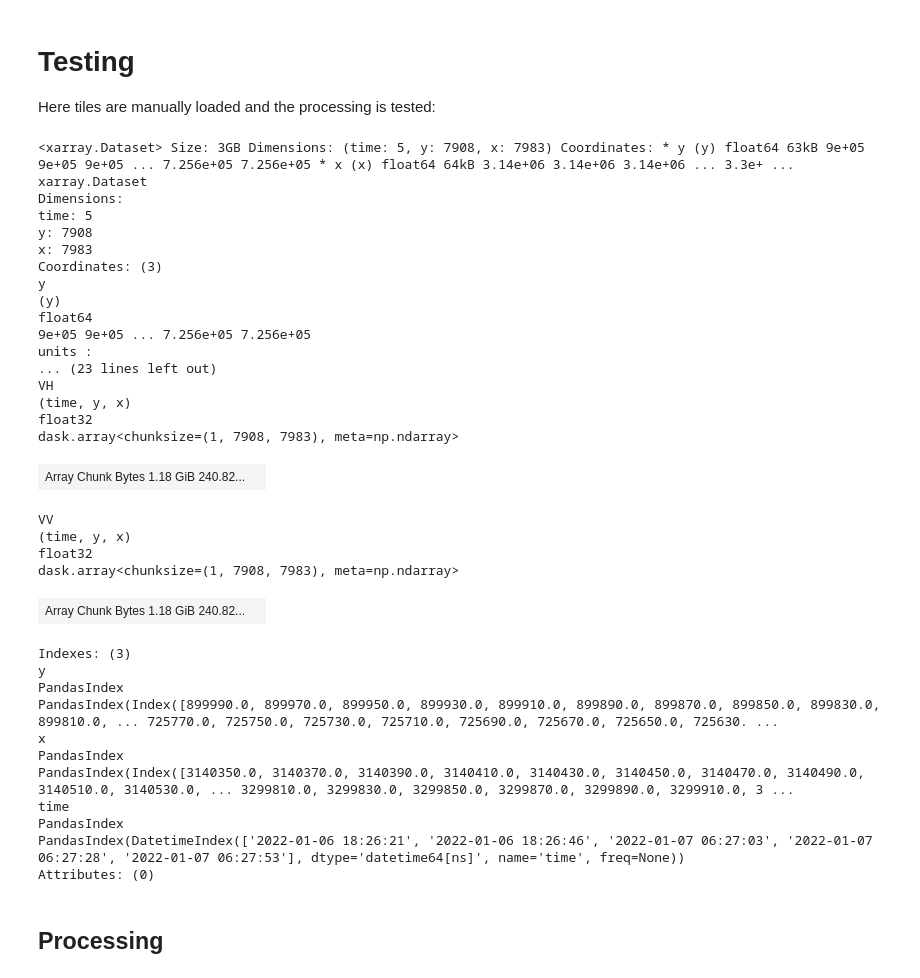
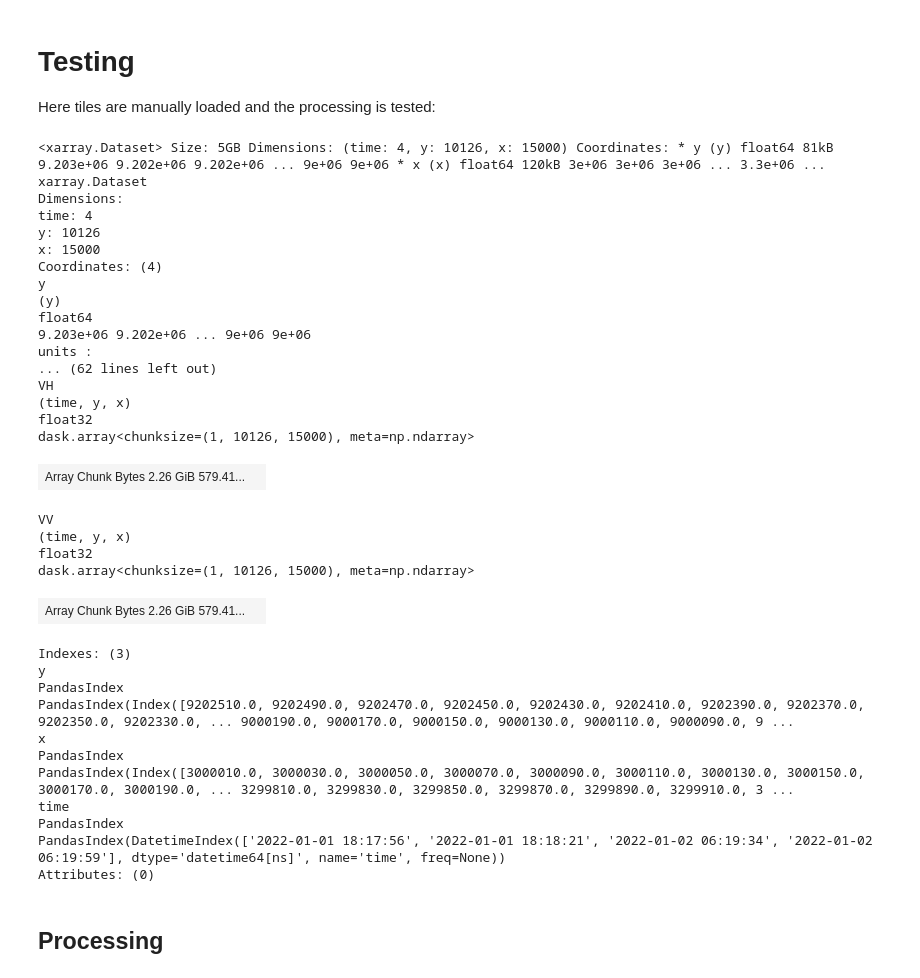
Before and after one commit to wagnerjoseph/Sentinel1-ASCAT-fusion, a Jupyter notebook: notebooks/create-s1-zarr-dataset.ipynb, the cells around one changed output. Saved outputs shown, nothing was run; the diff lists cells and outputs as text; code cells hidden in the pictures.

```diff
--- a/notebooks/create-s1-zarr-dataset.ipynb
+++ b/notebooks/create-s1-zarr-dataset.ipynb
@@ -381,11 +380,6 @@ mask_africa = xr.DataArray(
     coords={"y": y, "x": x},
     name="africa_mask"
 )
-
-# --- Save as GeoTIFF ---
-mask_africa.rio.write_crs("EPSG:3035", inplace=True)
-mask_africa.rio.to_raster("africa_mask_1km.tif")
-mask_africa
 # %% [output]
 <xarray.DataArray 'africa_mask' (y: 7059, x: 8131)> Size: 57MB
 array([[0, 0, 0, ..., 0, 0, 0],
@@ -412,7 +406,7 @@ KeyboardInterrupt:
 # %%
 def process_tile(tile_id, tiles_dict, crs, output_dir, items_eodc, mask):
     res = 20
-    chunks = {"time": 1, "y": 15000, "x": 1000}
+    chunks = {"time": 1, "y": 5000, "x": 2500}
     try:
         sig0_dc = odc_stac.load(
             tiles_dict[tile_id],
@@ -432,9 +426,9 @@ def process_tile(tile_id, tiles_dict, crs, output_dir, items_eodc, mask):
 
         sig0_dc_linear = 10 ** (sig0_dc / 10)
 
-        sig0_dc_linear_hourly = sig0_dc_linear.resample(time="1h").mean(dim="time").persist()
-        sig0_dc_linear_hourly = sig0_dc_linear_hourly.dropna(dim="time", how="all")
-        sig0_dc_linear_6km = sig0_dc_linear_hourly.coarsen(x=312, y=312, boundary="pad").mean()
+        sig0_dc_linear.coords['time'] = sig0_dc_linear.time.dt.ceil('1h')
+        sig0_dc_linear_hourly = sig0_dc_linear.groupby('time').mean(skipna=True)
+        sig0_dc_linear_6km = sig0_dc_linear_hourly.coarsen(x=300, y=300, boundary='pad').mean() # 15000/300 = 50 pixels in x and y direction (for masked data this is smaller)
         sig_dc_linear_6km_filled = sig0_dc_linear_6km.ffill(dim="time")
 
         sig_dc_6km = 10 * np.log10(sig_dc_linear_6km_filled)
@@ -480,65 +474,65 @@ for tile_id, items_list in tqdm(african_tiles.items(), desc="Processing African
 # Testing
 Here tiles are manually loaded and the processing is tested:
 # %%
-crs = "EPSG:27704" # Europe
-#crs = "EPSG:27701" # Africa
+#crs = "EPSG:27704" # Europe
+crs = "EPSG:27701" # Africa
 
 chunks = {"time": 1, "y": 15000, "x": 15000}
 sig0_dc = odc_stac.load(
-    european_tiles['E036N006T3'],
-    #african_tiles['E030N090T3'],
+    #european_tiles['E036N006T3'],
+    african_tiles['E030N090T3'],
     resolution=20, # errror if not set
     crs=crs,
     chunks=chunks,
 )
 
 nodata = items_eodc[0].assets["VV"].extra_fields["raster:bands"][0]["nodata"]
 scale = items_eodc[0].assets["VV"].extra_fields["raster:bands"][0]["scale"]
 
 sig0_dc = sig0_dc.where(sig0_dc != nodata) / scale
 
 # masking the data
-#mask_africa_aligned = mask_africa.rio.reproject_match(sig0_dc) # match CRS and resolution
-#sig0_dc = sig0_dc.where(mask_africa_aligned == 1, drop=True)
+mask_africa_aligned = mask_africa.rio.reproject_match(sig0_dc) # match CRS and resolution
+sig0_dc = sig0_dc.where(mask_africa_aligned == 1, drop=True)
 
-mask_europe_aligned = mask_europe.rio.reproject_match(sig0_dc) # match CRS and resolution
-sig0_dc = sig0_dc.where(mask_europe_aligned == 1, drop=True)
+#mask_europe_aligned = mask_europe.rio.reproject_match(sig0_dc) # match CRS and resolution
+#sig0_dc = sig0_dc.where(mask_europe_aligned == 1, drop=True)
 
 sig0_dc
 # %% [output]
-<xarray.Dataset> Size: 3GB Dimensions: (time: 5, y: 7908, x: 7983) Coordinates: * y (y) float64 63kB 9e+05 9e+05 9e+05 ... 7.256e+05 7.256e+05 * x (x) float64 64kB 3.14e+06 3.14e+06 3.14e+06 ... 3.3e+ ...
+<xarray.Dataset> Size: 5GB Dimensions: (time: 4, y: 10126, x: 15000) Coordinates: * y (y) float64 81kB 9.203e+06 9.202e+06 9.202e+06 ... 9e+06 9e+06 * x (x) float64 120kB 3e+06 3e+06 3e+06 ... 3.3e+06 ...
 xarray.Dataset
 Dimensions:
-time: 5
-y: 7908
-x: 7983
-Coordinates: (3)
+time: 4
+y: 10126
+x: 15000
+Coordinates: (4)
 y
 (y)
 float64
-9e+05 9e+05 ... 7.256e+05 7.256e+05
+9.203e+06 9.202e+06 ... 9e+06 9e+06
 units :
-... (23 lines left out)
+... (62 lines left out)
 VH
 (time, y, x)
 float32
-dask.array<chunksize=(1, 7908, 7983), meta=np.ndarray>
+dask.array<chunksize=(1, 10126, 15000), meta=np.ndarray>
-| Array Chunk Bytes 1.18 GiB 240.82... |  |
+| Array Chunk Bytes 2.26 GiB 579.41... |  |
 VV
 (time, y, x)
 float32
-dask.array<chunksize=(1, 7908, 7983), meta=np.ndarray>
+dask.array<chunksize=(1, 10126, 15000), meta=np.ndarray>
-| Array Chunk Bytes 1.18 GiB 240.82... |  |
+| Array Chunk Bytes 2.26 GiB 579.41... |  |
 Indexes: (3)
 y
 PandasIndex
-PandasIndex(Index([899990.0, 899970.0, 899950.0, 899930.0, 899910.0, 899890.0, 899870.0, 899850.0, 899830.0, 899810.0, ... 725770.0, 725750.0, 725730.0, 725710.0, 725690.0, 725670.0, 725650.0, 725630. ...
+PandasIndex(Index([9202510.0, 9202490.0, 9202470.0, 9202450.0, 9202430.0, 9202410.0, 9202390.0, 9202370.0, 9202350.0, 9202330.0, ... 9000190.0, 9000170.0, 9000150.0, 9000130.0, 9000110.0, 9000090.0, 9 ...
 x
 PandasIndex
-PandasIndex(Index([3140350.0, 3140370.0, 3140390.0, 3140410.0, 3140430.0, 3140450.0, 3140470.0, 3140490.0, 3140510.0, 3140530.0, ... 3299810.0, 3299830.0, 3299850.0, 3299870.0, 3299890.0, 3299910.0, 3 ...
+PandasIndex(Index([3000010.0, 3000030.0, 3000050.0, 3000070.0, 3000090.0, 3000110.0, 3000130.0, 3000150.0, 3000170.0, 3000190.0, ... 3299810.0, 3299830.0, 3299850.0, 3299870.0, 3299890.0, 3299910.0, 3 ...
 time
 PandasIndex
-PandasIndex(DatetimeIndex(['2022-01-06 18:26:21', '2022-01-06 18:26:46', '2022-01-07 06:27:03', '2022-01-07 06:27:28', '2022-01-07 06:27:53'], dtype='datetime64[ns]', name='time', freq=None))
+PandasIndex(DatetimeIndex(['2022-01-01 18:17:56', '2022-01-01 18:18:21', '2022-01-02 06:19:34', '2022-01-02 06:19:59'], dtype='datetime64[ns]', name='time', freq=None))
 Attributes: (0)
 # %% [markdown]
 ## Processing
```
Also changed, not shown: parts of 11 cells of this notebook.
